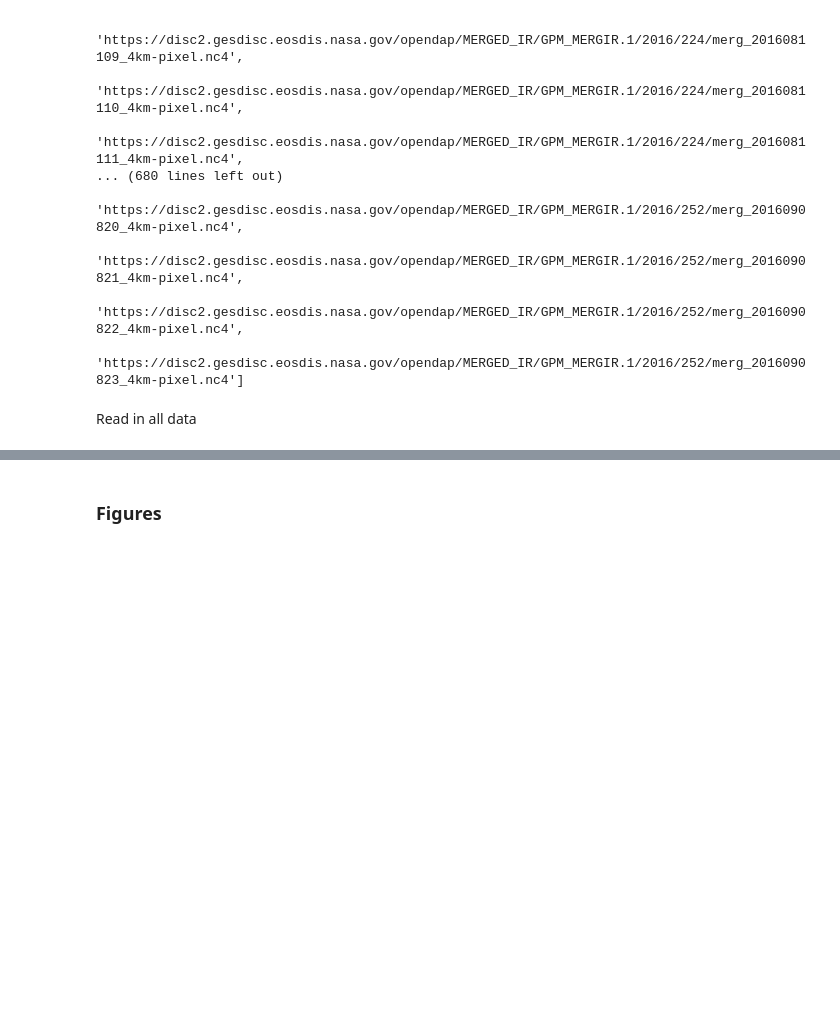
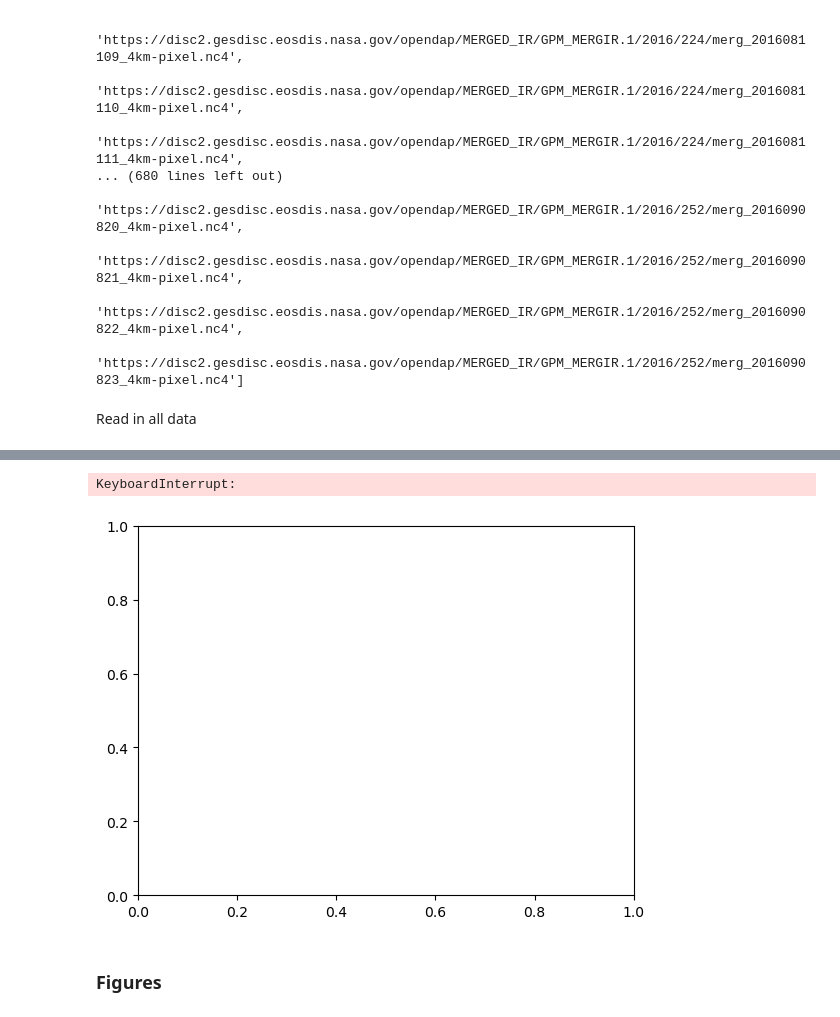
Before and after one commit to sierrastevnson/JPL-DeepConvection, a Jupyter notebook: Tasks/Code/tasks4_5_UM_MLS_GPM_PDFs.ipynb, the cells around one changed output, grey strips where cells are left out. Drawn from its saved outputs; the diff is of its cells as text; code cells hidden in the pictures; blank space fills up the shorter version.

```diff
--- a/Tasks/Code/tasks4_5_UM_MLS_GPM_PDFs.ipynb
+++ b/Tasks/Code/tasks4_5_UM_MLS_GPM_PDFs.ipynb
@@ -180,3 +179,10 @@ GPM_OLR = GPM_data['Tb']
+# %%
+GPM_OLR = GPM_data['Tb']
+GPM_OLR_hist = xr.plot.hist(GPM_OLR)
+GPM_OLR_PDF = GPM_OLR_hist / np.sum(GPM_OLR)
+# %% [output]
+KeyboardInterrupt:
+[figure, added]
 # %% [markdown]
 ### Figures
 # %%
```
Also changed, not shown: parts of 9 cells of this notebook, 5 other files.
